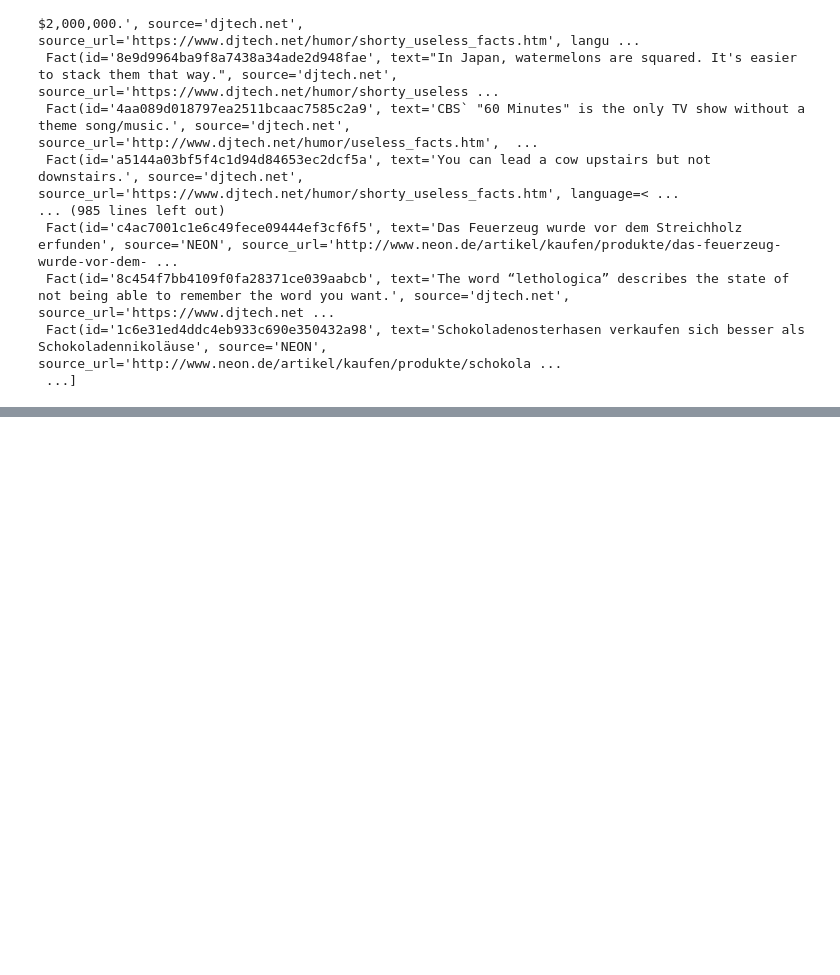
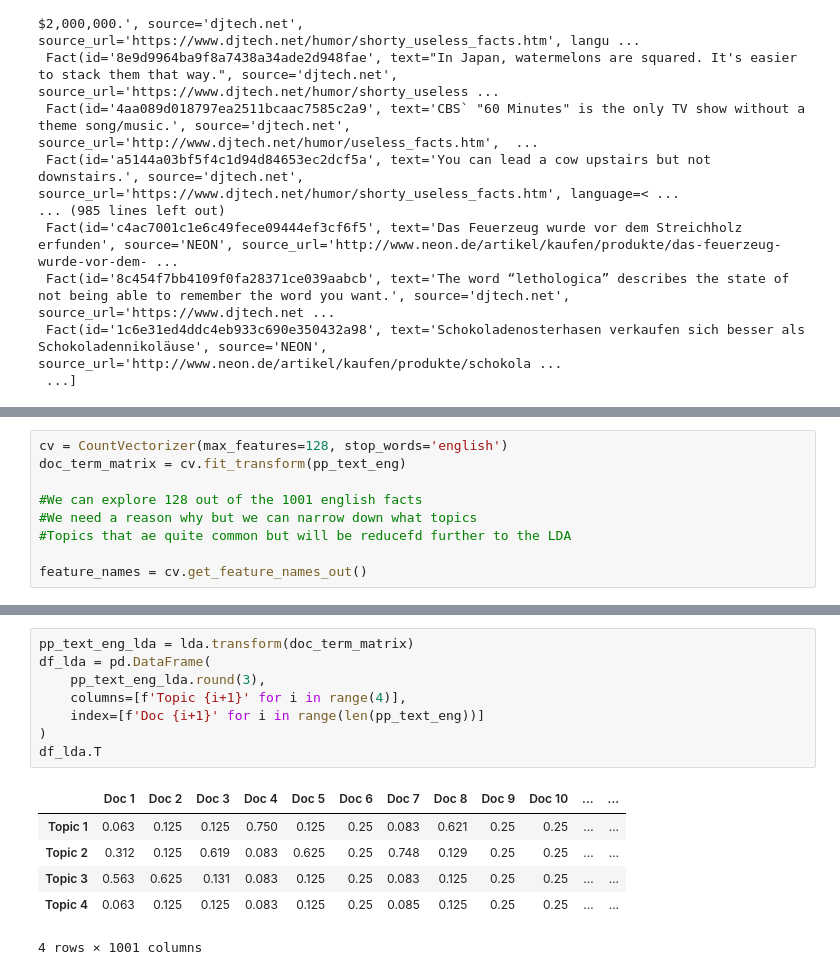
Before and after one commit to iragca/pit-predictive-analysis, a Jupyter notebook: notebooks/1.0-random-useless-facts.ipynb, the cells around one changed output, grey strips where cells are left out. Cells and saved outputs as stored; diff of their text form; blank space fills up the shorter version.

```diff
--- a/notebooks/1.0-random-useless-facts.ipynb
+++ b/notebooks/1.0-random-useless-facts.ipynb
@@ -388,0 +520,9 @@ facts
+# %%
+cv = CountVectorizer(max_features=128, stop_words='english')
+doc_term_matrix = cv.fit_transform(pp_text_eng)
+
+#We can explore 128 out of the 1001 english facts
+#We need a reason why but we can narrow down what topics
+#Topics that ae quite common but will be reducefd further to the LDA
+
+feature_names = cv.get_feature_names_out()
@@ -388,0 +549,15 @@ facts
+# %%
+pp_text_eng_lda = lda.transform(doc_term_matrix)
+df_lda = pd.DataFrame(
+    pp_text_eng_lda.round(3),
+    columns=[f'Topic {i+1}' for i in range(4)],
+    index=[f'Doc {i+1}' for i in range(len(pp_text_eng))]
+)
+df_lda.T
+# %% [output]
+|  | Doc 1 | Doc 2 | Doc 3 | Doc 4 | Doc 5 | Doc 6 | Doc 7 | Doc 8 | Doc 9 | Doc 10 | ... | ... |
+| Topic 1 | 0.063 | 0.125 | 0.125 | 0.750 | 0.125 | 0.25 | 0.083 | 0.621 | 0.25 | 0.25 | ... | ... |
+| Topic 2 | 0.312 | 0.125 | 0.619 | 0.083 | 0.625 | 0.25 | 0.748 | 0.129 | 0.25 | 0.25 | ... | ... |
+| Topic 3 | 0.563 | 0.625 | 0.131 | 0.083 | 0.125 | 0.25 | 0.083 | 0.125 | 0.25 | 0.25 | ... | ... |
+| Topic 4 | 0.063 | 0.125 | 0.125 | 0.083 | 0.125 | 0.25 | 0.085 | 0.125 | 0.25 | 0.25 | ... | ... |
+4 rows × 1001 columns
```
Also changed, not shown: parts of 38 cells of this notebook, 1 other file.
